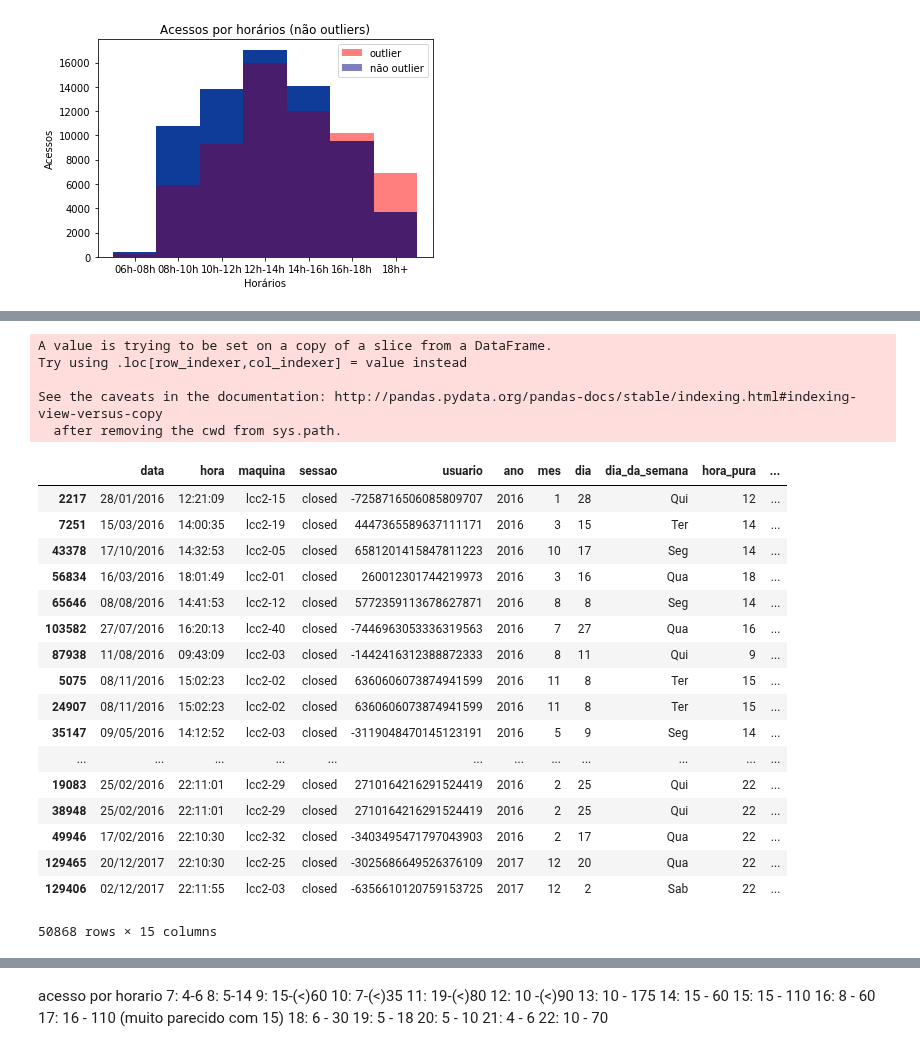
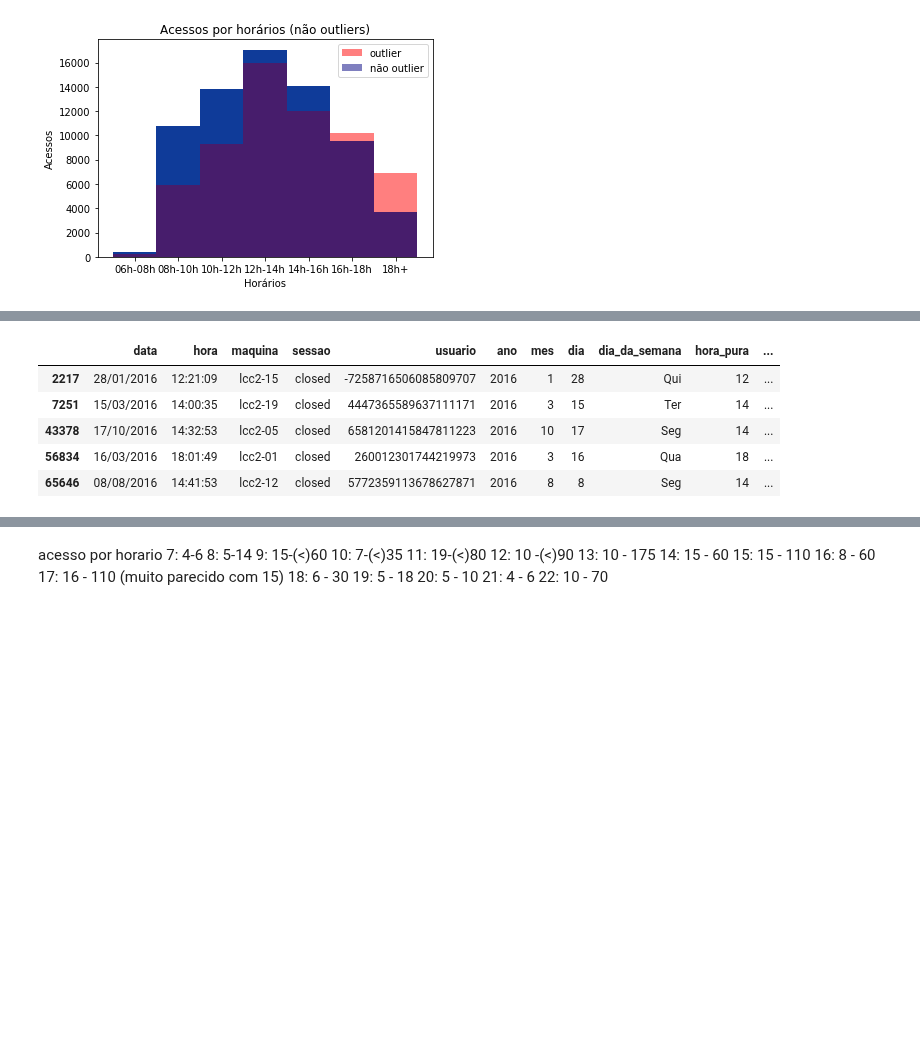
Before and after one commit to Docinho/guardiansAnalytics, a Jupyter notebook: src/analiseAluno.ipynb, the cells around one changed output, grey strips where cells are left out. Cells and saved outputs as stored; diff of their text form; code cells hidden in the pictures; blank space fills up the shorter version.

```diff
--- a/src/analiseAluno.ipynb
+++ b/src/analiseAluno.ipynb
@@ -287,33 +279,17 @@ See the caveats in the documentation: http://pandas.pydata.org/pandas-docs/stabl
 | 103582 | 27/07/2016 | lcc2-40 | -7446963053336319563 | 2016 | 7 | 27 | Qua | 16 | tarde | 16h-18h | ... |
 | 87938 | 11/08/2016 | lcc2-03 | -1442416312388872333 | 2016 | 8 | 11 | Qui | 9 | manha | 08h-10h | ... |
 # %%
+# calculando o tempo de sessao para todos os usuarios
 df_geral = intervalo_sessao(df_sessao)
-df_geral = df_geral[df_geral.duracao.notnull()].sort_values(by='duracao')
-df_geral
+df_geral = df_geral[df_geral.duracao != ""].sort_values(by='duracao')
+df_geral.head()
 # %% [output]
-A value is trying to be set on a copy of a slice from a DataFrame.
-Try using .loc[row_indexer,col_indexer] = value instead
-
-See the caveats in the documentation: http://pandas.pydata.org/pandas-docs/stable/indexing.html#indexing-view-versus-copy
-  after removing the cwd from sys.path.
 |  | data | hora | maquina | sessao | usuario | ano | mes | dia | dia_da_semana | hora_pura | ... |
 | 2217 | 28/01/2016 | 12:21:09 | lcc2-15 | closed | -7258716506085809707 | 2016 | 1 | 28 | Qui | 12 | ... |
 | 7251 | 15/03/2016 | 14:00:35 | lcc2-19 | closed | 4447365589637111171 | 2016 | 3 | 15 | Ter | 14 | ... |
 | 43378 | 17/10/2016 | 14:32:53 | lcc2-05 | closed | 6581201415847811223 | 2016 | 10 | 17 | Seg | 14 | ... |
 | 56834 | 16/03/2016 | 18:01:49 | lcc2-01 | closed | 260012301744219973 | 2016 | 3 | 16 | Qua | 18 | ... |
 | 65646 | 08/08/2016 | 14:41:53 | lcc2-12 | closed | 5772359113678627871 | 2016 | 8 | 8 | Seg | 14 | ... |
-| 103582 | 27/07/2016 | 16:20:13 | lcc2-40 | closed | -7446963053336319563 | 2016 | 7 | 27 | Qua | 16 | ... |
-| 87938 | 11/08/2016 | 09:43:09 | lcc2-03 | closed | -1442416312388872333 | 2016 | 8 | 11 | Qui | 9 | ... |
-| 5075 | 08/11/2016 | 15:02:23 | lcc2-02 | closed | 6360606073874941599 | 2016 | 11 | 8 | Ter | 15 | ... |
-| 24907 | 08/11/2016 | 15:02:23 | lcc2-02 | closed | 6360606073874941599 | 2016 | 11 | 8 | Ter | 15 | ... |
-| 35147 | 09/05/2016 | 14:12:52 | lcc2-03 | closed | -3119048470145123191 | 2016 | 5 | 9 | Seg | 14 | ... |
-| ... | ... | ... | ... | ... | ... | ... | ... | ... | ... | ... | ... |
-| 19083 | 25/02/2016 | 22:11:01 | lcc2-29 | closed | 2710164216291524419 | 2016 | 2 | 25 | Qui | 22 | ... |
-| 38948 | 25/02/2016 | 22:11:01 | lcc2-29 | closed | 2710164216291524419 | 2016 | 2 | 25 | Qui | 22 | ... |
-| 49946 | 17/02/2016 | 22:10:30 | lcc2-32 | closed | -3403495471797043903 | 2016 | 2 | 17 | Qua | 22 | ... |
-| 129465 | 20/12/2017 | 22:10:30 | lcc2-25 | closed | -3025686649526376109 | 2017 | 12 | 20 | Qua | 22 | ... |
-| 129406 | 02/12/2017 | 22:11:55 | lcc2-03 | closed | -6356610120759153725 | 2017 | 12 | 2 | Sab | 22 | ... |
-50868 rows × 15 columns
 # %%
 df_dia_semana = df_geral.groupby(['usuario','dia_da_semana']).count()
 df_dia_semana.reset_index(inplace=True)
```
Also changed, not shown: parts of 25 cells of this notebook.
